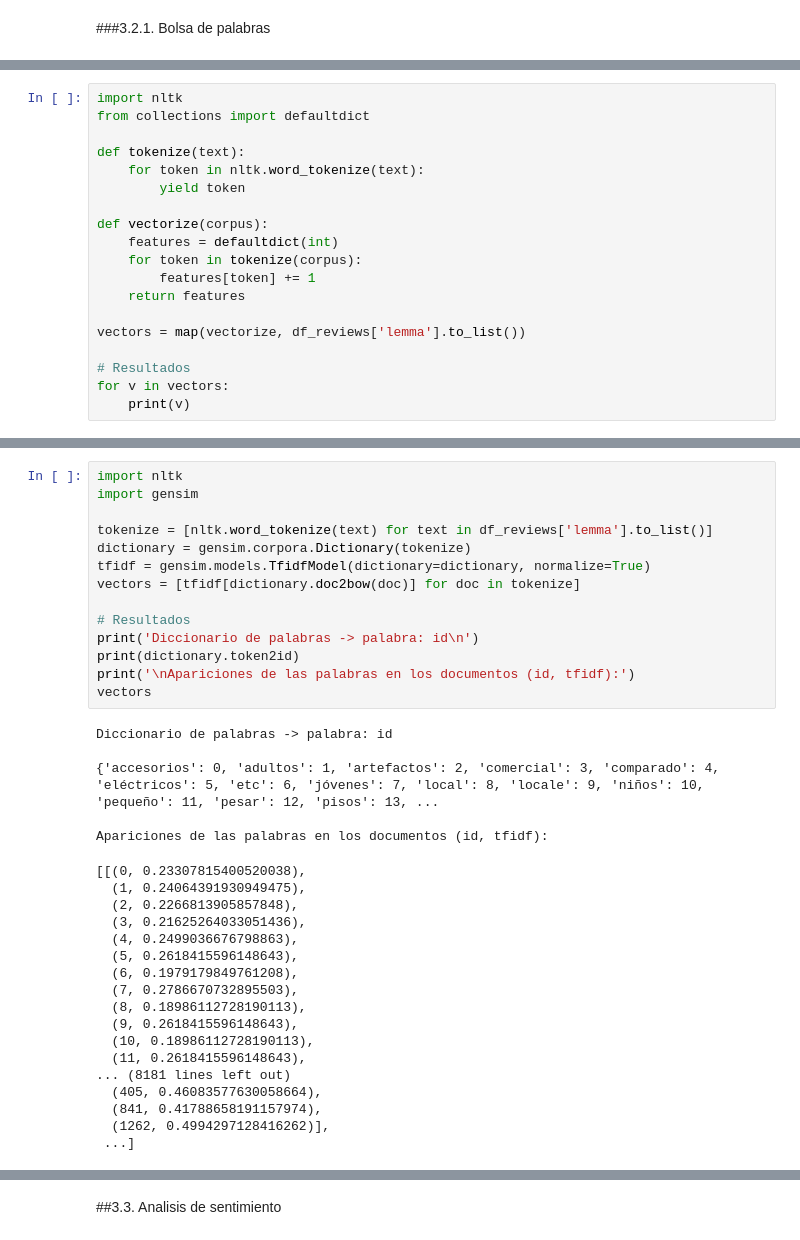
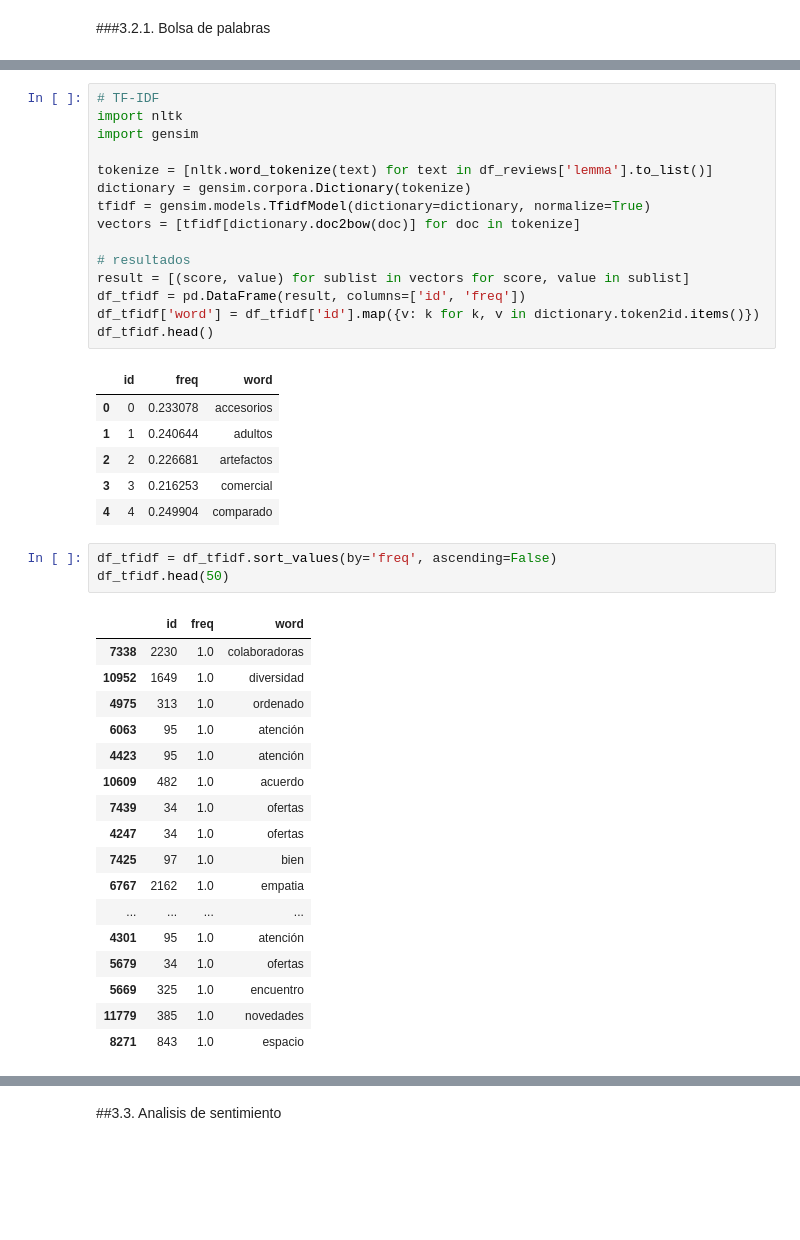
Before and after one commit to maribcs/sentiment-analysis-reviews-retail, a Jupyter notebook: sentiment_analysis_reviews.ipynb, the cells around one changed output, grey strips where cells are left out. Cells and saved outputs as stored; diff of their text form; blank space fills up the shorter version.

```diff
--- a/sentiment_analysis_reviews.ipynb
+++ b/sentiment_analysis_reviews.ipynb
@@ -240,19 +219,0 @@ print(vectors.toarray())
-# %%
-import nltk
-from collections import defaultdict
-
-def tokenize(text):
-    for token in nltk.word_tokenize(text):
-        yield token
-
-def vectorize(corpus):
-    features = defaultdict(int)
-    for token in tokenize(corpus):
-        features[token] += 1
-    return features
-
-vectors = map(vectorize, df_reviews['lemma'].to_list())
-
-# Resultados
-for v in vectors:
-    print(v)
@@ -277,4 +220,5 @@ defaultdict(<class 'int'>, {'atención': 1, 'promociones': 1})
 # %%
+# TF-IDF
 import nltk
 import gensim
 
@@ -283,34 +227,39 @@ dictionary = gensim.corpora.Dictionary(tokenize)
 tfidf = gensim.models.TfidfModel(dictionary=dictionary, normalize=True)
 vectors = [tfidf[dictionary.doc2bow(doc)] for doc in tokenize]
 
-# Resultados
-print('Diccionario de palabras -> palabra: id\n')
-print(dictionary.token2id)
-print('\nApariciones de las palabras en los documentos (id, tfidf):')
-vectors
+# resultados
+result = [(score, value) for sublist in vectors for score, value in sublist]
+df_tfidf = pd.DataFrame(result, columns=['id', 'freq'])
+df_tfidf['word'] = df_tfidf['id'].map({v: k for k, v in dictionary.token2id.items()})
+df_tfidf.head()
 # %% [output]
-Diccionario de palabras -> palabra: id
-
-{'accesorios': 0, 'adultos': 1, 'artefactos': 2, 'comercial': 3, 'comparado': 4, 'eléctricos': 5, 'etc': 6, 'jóvenes': 7, 'local': 8, 'locale': 9, 'niños': 10, 'pequeño': 11, 'pesar': 12, 'pisos': 13, ...
-
-Apariciones de las palabras en los documentos (id, tfidf):
-[[(0, 0.23307815400520038),
-  (1, 0.24064391930949475),
-  (2, 0.2266813905857848),
-  (3, 0.21625264033051436),
-  (4, 0.2499036676798863),
-  (5, 0.2618415596148643),
-  (6, 0.1979179849761208),
-  (7, 0.2786670732895503),
-  (8, 0.18986112728190113),
-  (9, 0.2618415596148643),
-  (10, 0.18986112728190113),
-  (11, 0.2618415596148643),
-... (8181 lines left out)
-  (405, 0.46083577630058664),
-  (841, 0.41788658191157974),
-  (1262, 0.4994297128416262)],
- ...]
+|  | id | freq | word |
+| 0 | 0 | 0.233078 | accesorios |
+| 1 | 1 | 0.240644 | adultos |
+| 2 | 2 | 0.226681 | artefactos |
+| 3 | 3 | 0.216253 | comercial |
+| 4 | 4 | 0.249904 | comparado |
+# %%
+df_tfidf = df_tfidf.sort_values(by='freq', ascending=False)
+df_tfidf.head(50)
+# %% [output]
+|  | id | freq | word |
+| 7338 | 2230 | 1.0 | colaboradoras |
+| 10952 | 1649 | 1.0 | diversidad |
+| 4975 | 313 | 1.0 | ordenado |
+| 6063 | 95 | 1.0 | atención |
+| 4423 | 95 | 1.0 | atención |
+| 10609 | 482 | 1.0 | acuerdo |
+| 7439 | 34 | 1.0 | ofertas |
+| 4247 | 34 | 1.0 | ofertas |
+| 7425 | 97 | 1.0 | bien |
+| 6767 | 2162 | 1.0 | empatia |
+| ... | ... | ... | ... |
+| 4301 | 95 | 1.0 | atención |
+| 5679 | 34 | 1.0 | ofertas |
+| 5669 | 325 | 1.0 | encuentro |
+| 11779 | 385 | 1.0 | novedades |
+| 8271 | 843 | 1.0 | espacio |
 # %%
 from wordcloud import WordCloud
 
```
Also changed, not shown: parts of 5 cells of this notebook.
